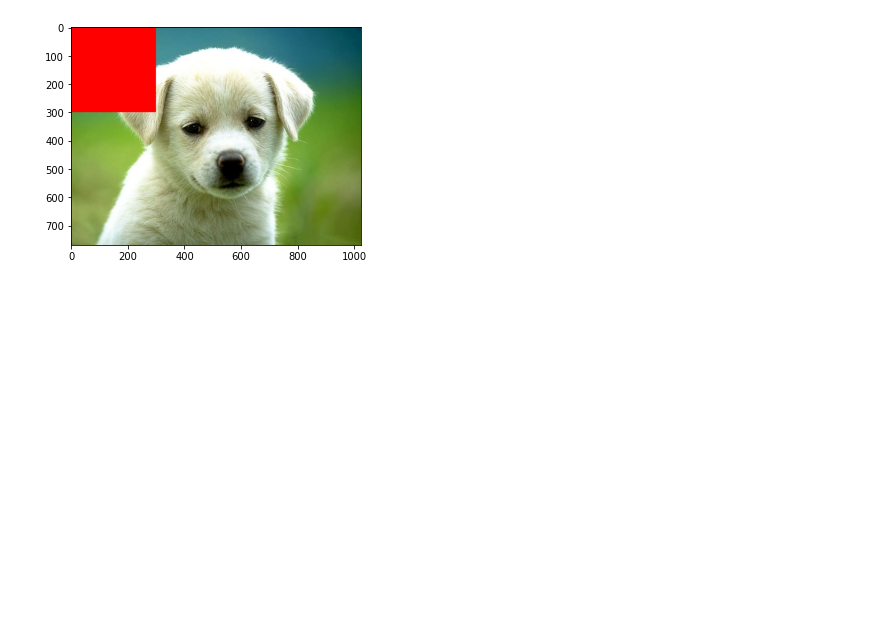
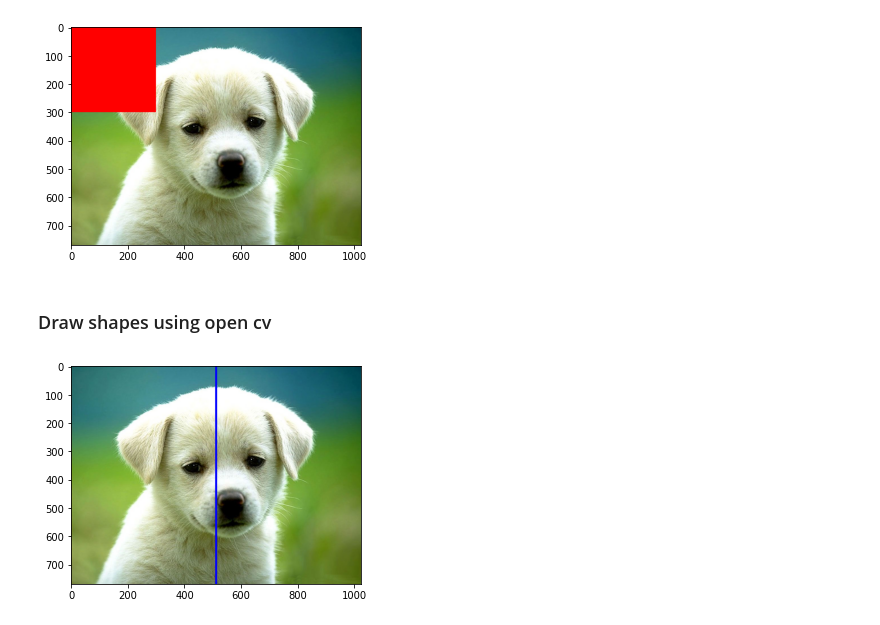
Before and after one commit to lokeshkumarn/OpenCV, a Jupyter notebook: OpenCV_Basics.ipynb, the cells around one changed output. Saved outputs shown, nothing was run; the diff lists cells and outputs as text; code cells hidden in the pictures; blank space fills up the shorter version.

```diff
--- a/OpenCV_Basics.ipynb
+++ b/OpenCV_Basics.ipynb
@@ -128,3 +128,16 @@ tmp_image[0:300,0:300] = (0,0,255) # (b,g,r) in open cv or cv2
 show_cv2(tmp_image)
 # %% [output]
 [figure]
+# %% [markdown]
+### Draw shapes using open cv
+# %%
+tmp_image = dog_image.copy()
+# %%
+red = (0,0,255)
+green = (0,255,0)
+blue= (255,0,0)
+# %%
+cv2.line(tmp_image, (512,0),(512, 767),blue, 5) #blue line with thickness - 5
+show_cv2(tmp_image)
+# %% [output]
+[figure, added]
```
Also changed, not shown: parts of 2 cells of this notebook.
